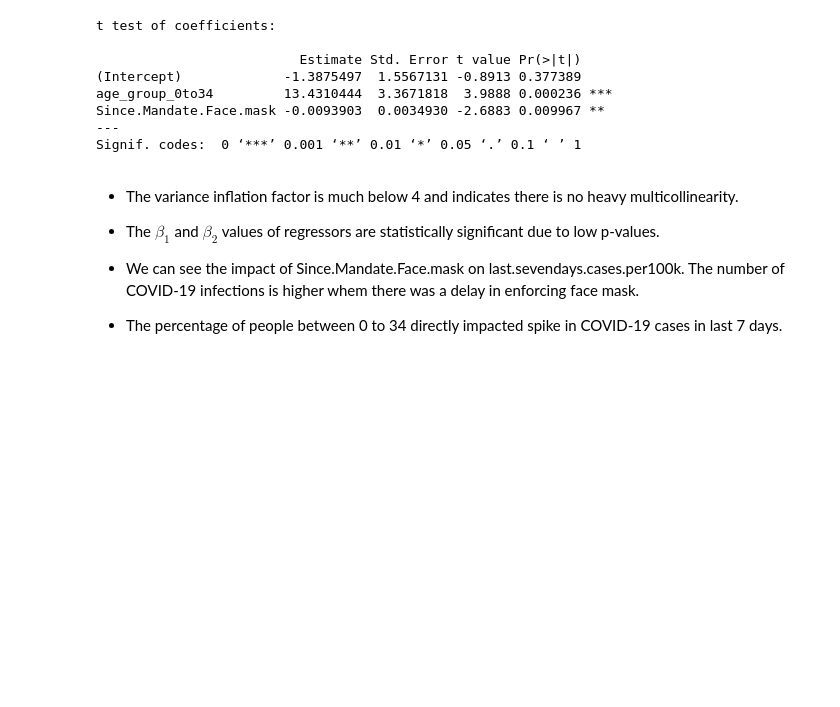
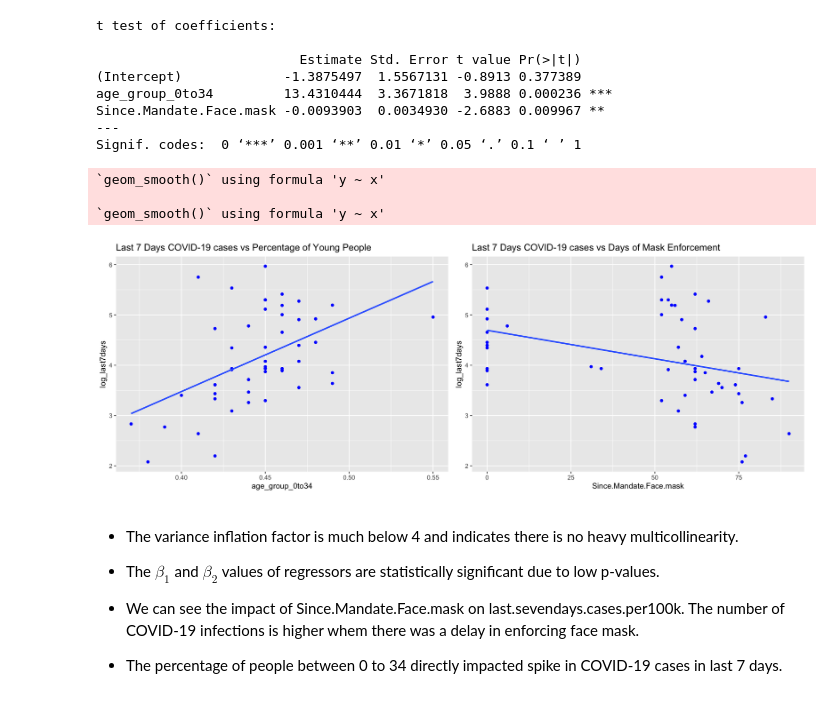
Before and after one commit to MadhuAtBerkeley/Lab-3, a Jupyter notebook: lab_3.ipynb, the cells around one changed output. Cells and saved outputs as stored; diff of their text form; code cells hidden in the pictures; blank space fills up the shorter version.

```diff
--- a/lab_3.ipynb
+++ b/lab_3.ipynb
@@ -246,6 +246,25 @@ age_group_0to34         13.4310444  3.3671818  3.9888 0.000236 ***
 Since.Mandate.Face.mask -0.0093903  0.0034930 -2.6883 0.009967 **
 ---
 Signif. codes:  0 ‘***’ 0.001 ‘**’ 0.01 ‘*’ 0.05 ‘.’ 0.1 ‘ ’ 1
+# %%
+df2$log_last7days = log(df2$last.sevendays.cases.per100k)
+
+pl1 = ggplot(data = df2, aes(x = age_group_0to34, y = log_last7days)) +
+  geom_point(color='blue') +
+  geom_smooth(method = "lm", se = FALSE) +
+  labs(title = 'Last 7 Days COVID-19 cases vs Percentage of Young People')
+
+pl2 = ggplot(data = df2, aes(x = Since.Mandate.Face.mask, y = log_last7days)) +
+  geom_point(color='blue') +
+  geom_smooth(method = "lm", se = FALSE) +
+  labs(title = 'Last 7 Days COVID-19 cases vs Days of Mask Enforcement')
+
+grid.arrange(pl1, pl2, ncol=2)
+# %% [output]
+`geom_smooth()` using formula 'y ~ x'
+
+`geom_smooth()` using formula 'y ~ x'
+[figure, added]
 # %% [markdown]
  - The variance inflation factor is much below 4 and indicates there is no heavy multicollinearity.
 
```
Also changed, not shown: parts of 14 cells of this notebook, 1 other file.
